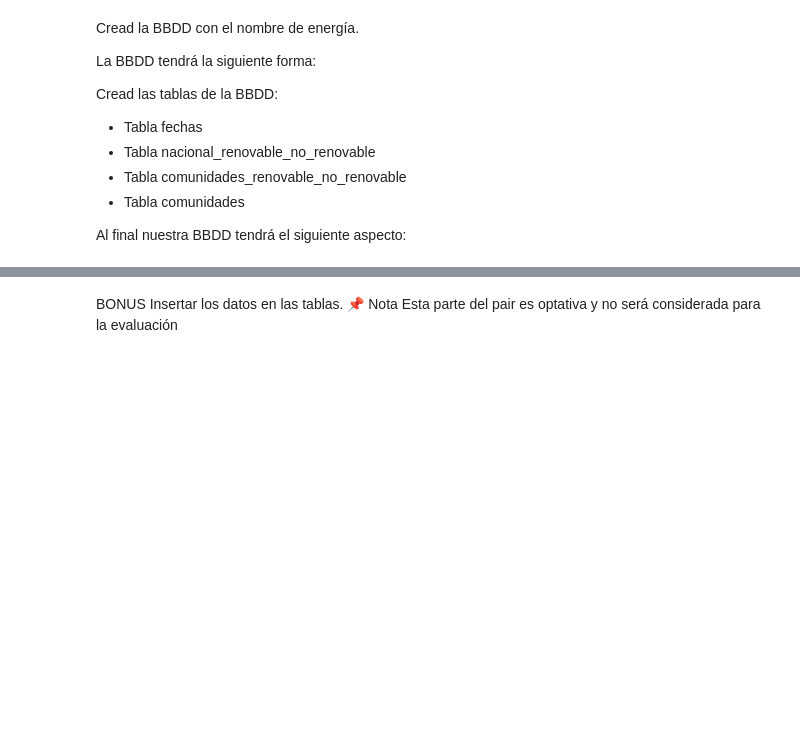
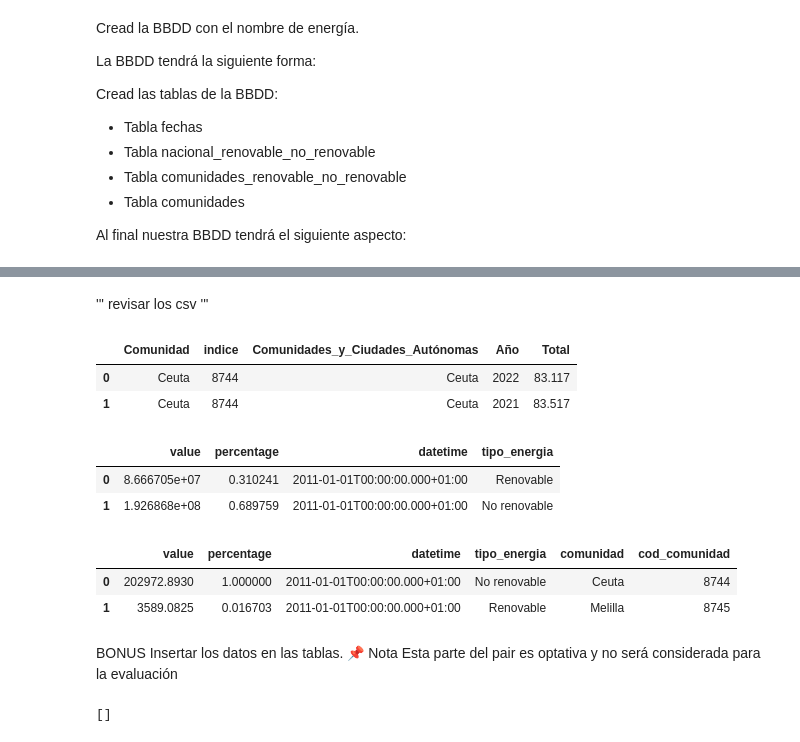
Before and after one commit to Adalab/promo_d_da_modulo2_sprint2_Anna-Estibaliz, a Jupyter notebook: pair_programming_ETL4.ipynb, the cells around one changed output, grey strips where cells are left out. Drawn from its saved outputs; the diff is of its cells as text; code cells hidden in the pictures; blank space fills up the shorter version.

```diff
--- a/pair_programming_ETL4.ipynb
+++ b/pair_programming_ETL4.ipynb
@@ -63,7 +142,23 @@ def crear_insertar_tabla(nombre_bbdd, contraseña, query):
+# %% [markdown]
+''' revisar los csv '''
 # %%
-df_nacional = pd.read_csv('../datos/tipos_energia.csv', index_col = 0)
-df_ccaa = pd.read_csv('../datos/energia_comunidades.csv', index_col = 0)
-df_comunidades = pd.read_csv('../datos/poblacion_comunidades.csv', index_col = 0)
+df_nacional = pd.read_csv('datos/tipos_energia.csv', index_col = 0)
+df_ccaa = pd.read_csv('datos/energia_comunidades.csv', index_col = 0)
+df_comunidades = pd.read_csv('datos/poblacion_comunidades.csv', index_col = 0)
+# %%
+display(df_comunidades.head(2))
+display(df_nacional.head(2))
+display(df_ccaa.head(2))
+# %% [output]
+|  | Comunidad | indice | Comunidades_y_Ciudades_Autónomas | Año | Total |
+| 0 | Ceuta | 8744 | Ceuta | 2022 | 83.117 |
+| 1 | Ceuta | 8744 | Ceuta | 2021 | 83.517 |
+|  | value | percentage | datetime | tipo_energia |
+| 0 | 8.666705e+07 | 0.310241 | 2011-01-01T00:00:00.000+01:00 | Renovable |
+| 1 | 1.926868e+08 | 0.689759 | 2011-01-01T00:00:00.000+01:00 | No renovable |
+|  | value | percentage | datetime | tipo_energia | comunidad | cod_comunidad |
+| 0 | 202972.8930 | 1.000000 | 2011-01-01T00:00:00.000+01:00 | No renovable | Ceuta | 8744 |
+| 1 | 3589.0825 | 0.016703 | 2011-01-01T00:00:00.000+01:00 | Renovable | Melilla | 8745 |
 # %% [markdown]
 BONUS Insertar los datos en las tablas.
 📌 Nota Esta parte del pair es optativa y no será considerada para la evaluación
@@ -82,7 +177,9 @@ def check_comunidades(contraseña, nombre_bbdd):
     comunidades = mycursor.fetchall()
     return comunidades
 # %%
-check_comunidades("AlumnaAdalab", "energía")
+check_comunidades("AlumnaAdalab", "energia")
+# %% [output]
+[]
 # %%
 for indice, fila in df_comunidades.iterrows():
 
```
Also changed, not shown: parts of 11 cells of this notebook, 5 other files.
